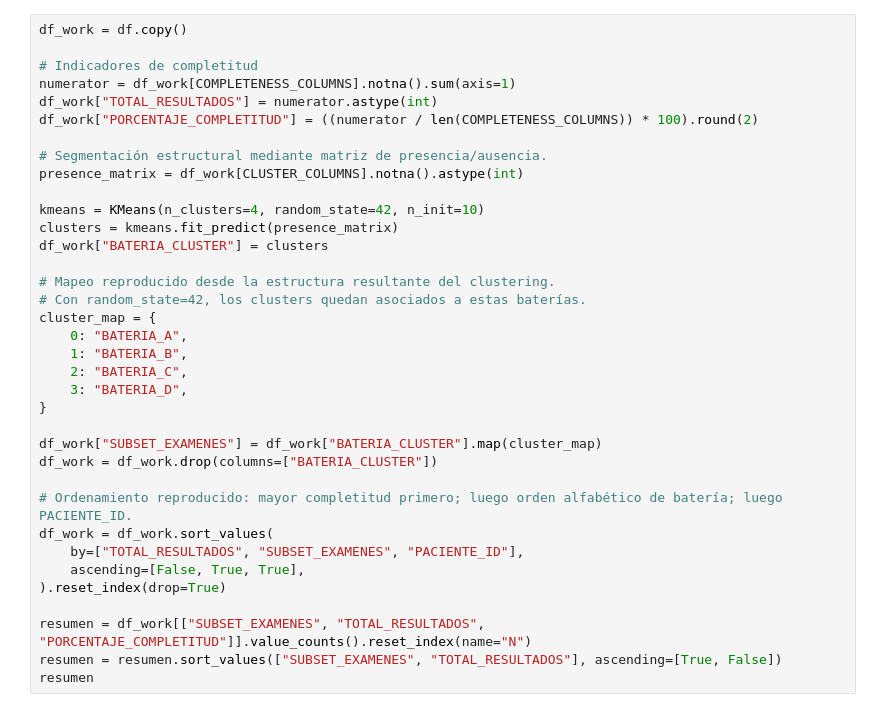
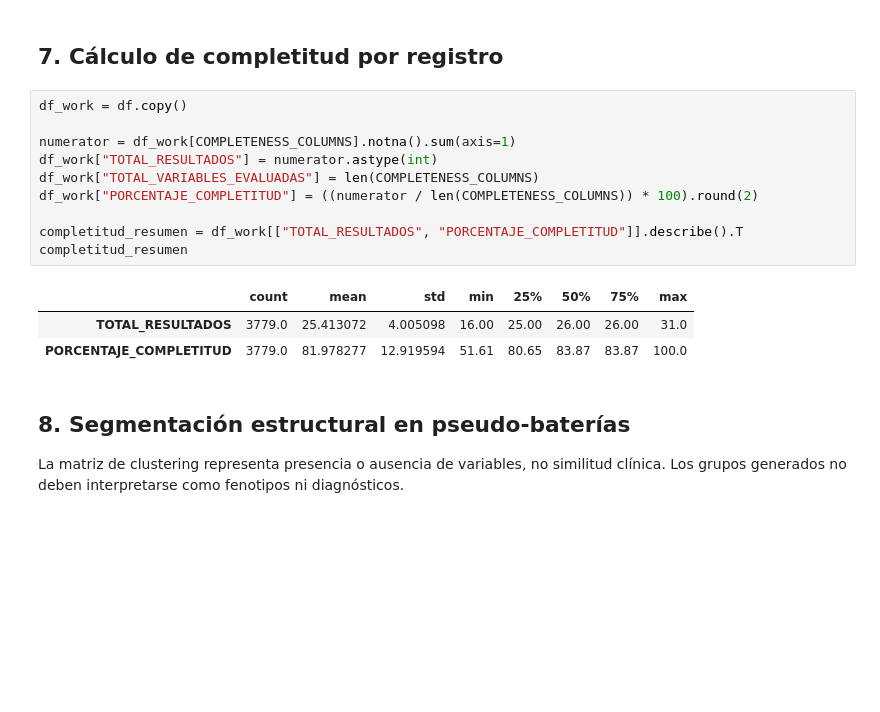
Before and after one commit to viggo2040/tfm-ecg-riesgo-cardiometabolico, a Jupyter notebook: notebooks/02_proceso_pln2_subsets_baterias.ipynb, the cells around one changed output. Cells and saved outputs as stored; diff of their text form; blank space fills up the shorter version.

```diff
--- a/notebooks/02_proceso_pln2_subsets_baterias.ipynb
+++ b/notebooks/02_proceso_pln2_subsets_baterias.ipynb
@@ -91,36 +174,20 @@ print("Columnas de clustering:", len(CLUSTER_COLUMNS))
-# %%
-df_work = df.copy()
-
-# Indicadores de completitud
-numerator = df_work[COMPLETENESS_COLUMNS].notna().sum(axis=1)
-df_work["TOTAL_RESULTADOS"] = numerator.astype(int)
-df_work["PORCENTAJE_COMPLETITUD"] = ((numerator / len(COMPLETENESS_COLUMNS)) * 100).round(2)
-
-# Segmentación estructural mediante matriz de presencia/ausencia.
-presence_matrix = df_work[CLUSTER_COLUMNS].notna().astype(int)
-
-kmeans = KMeans(n_clusters=4, random_state=42, n_init=10)
-clusters = kmeans.fit_predict(presence_matrix)
-df_work["BATERIA_CLUSTER"] = clusters
-
-# Mapeo reproducido desde la estructura resultante del clustering.
-# Con random_state=42, los clusters quedan asociados a estas baterías.
-cluster_map = {
-    0: "BATERIA_A",
-    1: "BATERIA_B",
-    2: "BATERIA_C",
-    3: "BATERIA_D",
-}
-
-df_work["SUBSET_EXAMENES"] = df_work["BATERIA_CLUSTER"].map(cluster_map)
-df_work = df_work.drop(columns=["BATERIA_CLUSTER"])
-
-# Ordenamiento reproducido: mayor completitud primero; luego orden alfabético de batería; luego PACIENTE_ID.
-df_work = df_work.sort_values(
-    by=["TOTAL_RESULTADOS", "SUBSET_EXAMENES", "PACIENTE_ID"],
-    ascending=[False, True, True],
-).reset_index(drop=True)
-
-resumen = df_work[["SUBSET_EXAMENES", "TOTAL_RESULTADOS", "PORCENTAJE_COMPLETITUD"]].value_counts().reset_index(name="N")
-resumen = resumen.sort_values(["SUBSET_EXAMENES", "TOTAL_RESULTADOS"], ascending=[True, False])
-resumen
+# %% [markdown]
+## 7. Cálculo de completitud por registro
+# %%
+df_work = df.copy()
+
+numerator = df_work[COMPLETENESS_COLUMNS].notna().sum(axis=1)
+df_work["TOTAL_RESULTADOS"] = numerator.astype(int)
+df_work["TOTAL_VARIABLES_EVALUADAS"] = len(COMPLETENESS_COLUMNS)
+df_work["PORCENTAJE_COMPLETITUD"] = ((numerator / len(COMPLETENESS_COLUMNS)) * 100).round(2)
+
+completitud_resumen = df_work[["TOTAL_RESULTADOS", "PORCENTAJE_COMPLETITUD"]].describe().T
+completitud_resumen
+# %% [output]
+|  | count | mean | std | min | 25% | 50% | 75% | max |
+| TOTAL_RESULTADOS | 3779.0 | 25.413072 | 4.005098 | 16.00 | 25.00 | 26.00 | 26.00 | 31.0 |
+| PORCENTAJE_COMPLETITUD | 3779.0 | 81.978277 | 12.919594 | 51.61 | 80.65 | 83.87 | 83.87 | 100.0 |
+# %% [markdown]
+## 8. Segmentación estructural en pseudo-baterías
+
+La matriz de clustering representa presencia o ausencia de variables, no similitud clínica. Los grupos generados no deben interpretarse como fenotipos ni diagnósticos.
```
Also changed, not shown: parts of 31 cells of this notebook, 4 other files.
